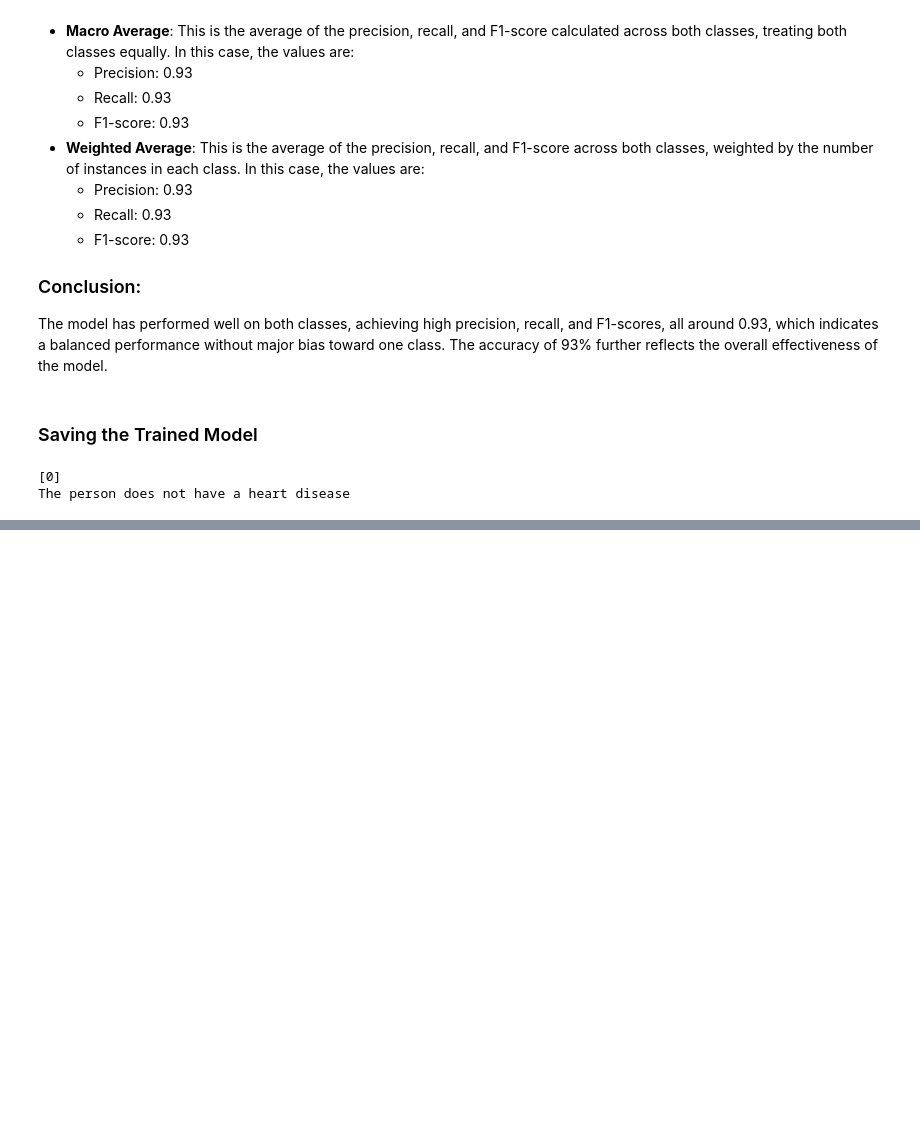
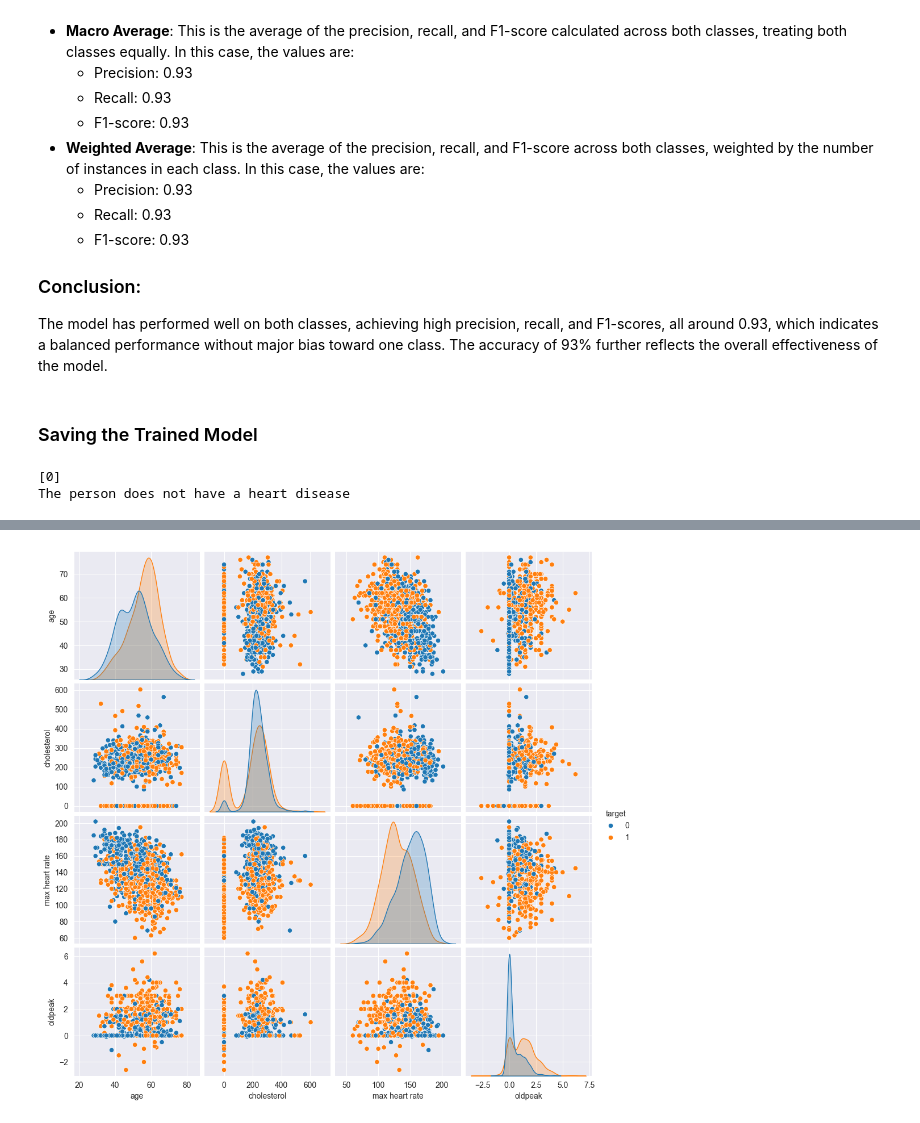
Before and after one commit to tawiahnyt/Heart-Disease-Prediction, a Jupyter notebook: heart_main.ipynb, the cells around one changed output, grey strips where cells are left out. Cells and saved outputs as stored; diff of their text form; code cells hidden in the pictures; blank space fills up the shorter version.

```diff
--- a/heart_main.ipynb
+++ b/heart_main.ipynb
@@ -452,0 +547,6 @@ Name: count, dtype: int64
+# %%
+# Pairplot to visualize relationships between features
+sns.pairplot(heart_disease_dataset[['age', 'cholesterol', 'max heart rate', 'oldpeak', 'target']], hue='target')
+plt.show()
+# %% [output]
+[figure, added]
```
Also changed, not shown: parts of 19 cells of this notebook.
